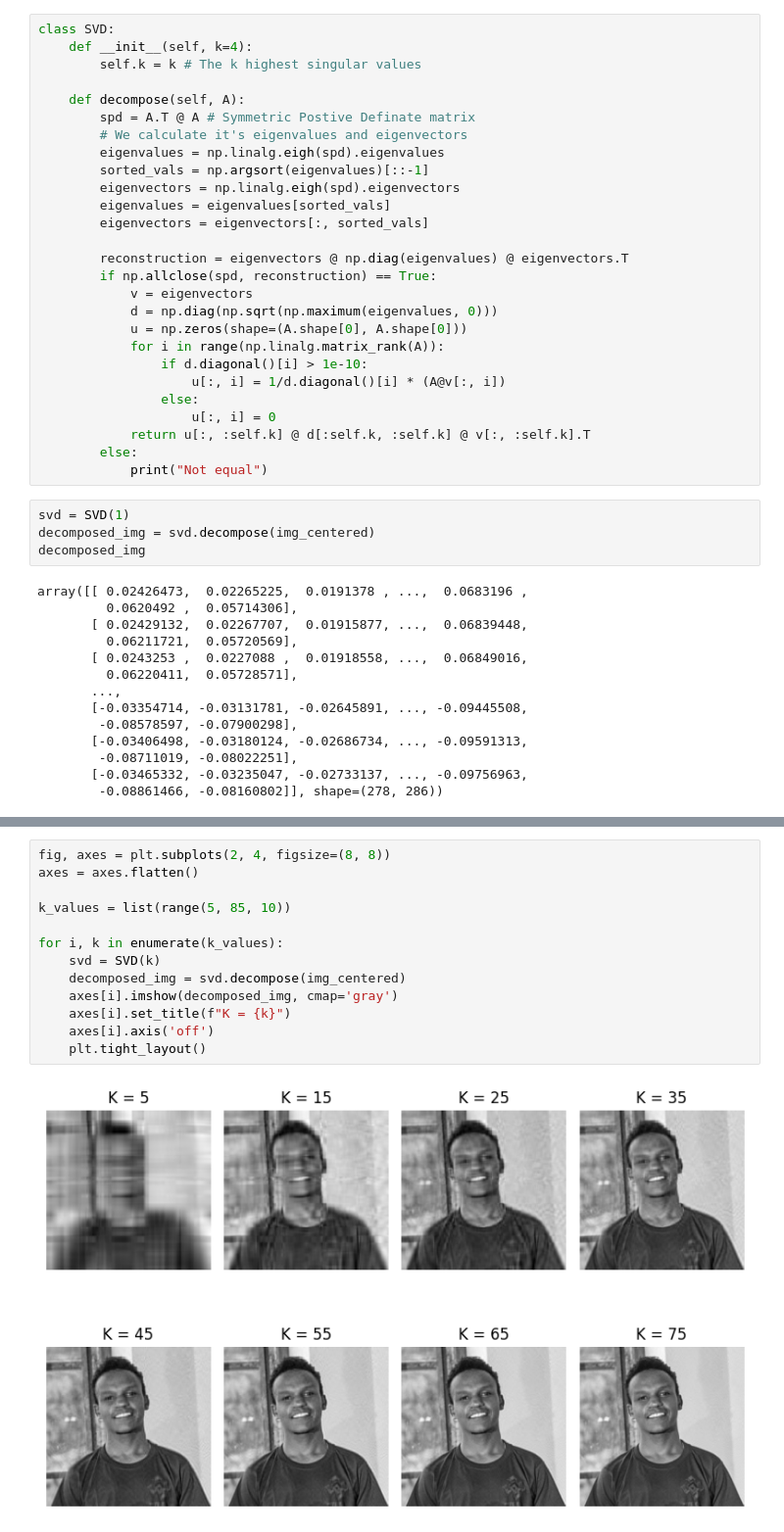
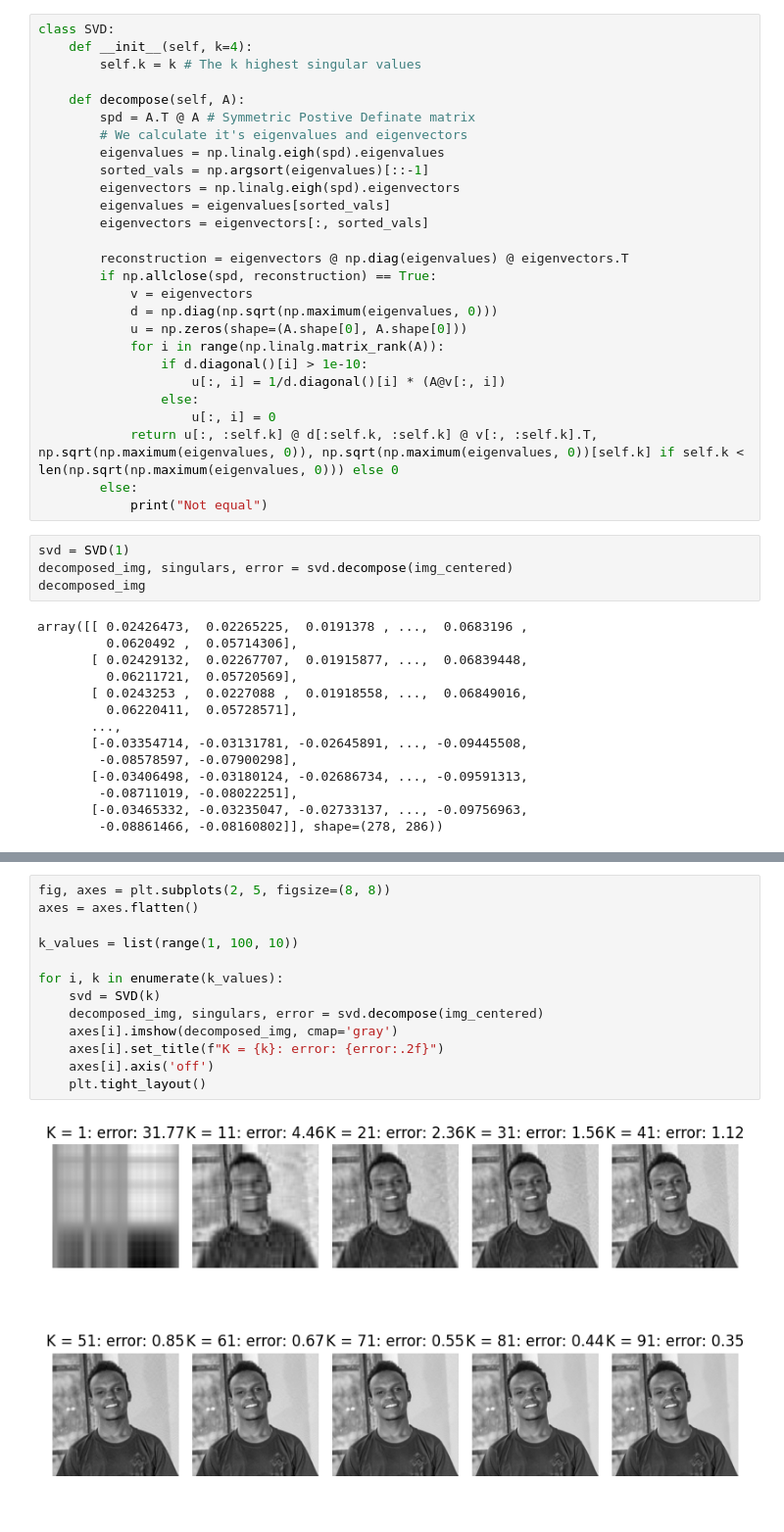
Before and after one commit to Rickmwasofficial/SVD-Image-Compression-, a Jupyter notebook: svd.ipynb, the cells around one changed output, grey strips where cells are left out. Shown: that part at 98% size. Drawn from its saved outputs; the diff is of its cells as text.

```diff
--- a/svd.ipynb
+++ b/svd.ipynb
@@ -69,12 +69,12 @@ class SVD:
                     u[:, i] = 1/d.diagonal()[i] * (A@v[:, i])
                 else:
                     u[:, i] = 0
-            return u[:, :self.k] @ d[:self.k, :self.k] @ v[:, :self.k].T
+            return u[:, :self.k] @ d[:self.k, :self.k] @ v[:, :self.k].T, np.sqrt(np.maximum(eigenvalues, 0)), np.sqrt(np.maximum(eigenvalues, 0))[self.k] if self.k < len(np.sqrt(np.maximum(eigenvalues, 0))) else 0
         else:
             print("Not equal")
 # %%
 svd = SVD(1)
-decomposed_img = svd.decompose(img_centered)
+decomposed_img, singulars, error = svd.decompose(img_centered)
 decomposed_img
 # %% [output]
 array([[ 0.02426473,  0.02265225,  0.0191378 , ...,  0.0683196 ,
@@ -93,15 +109,15 @@ array([[ 0.02426473,  0.02265225,  0.0191378 , ...,  0.0683196 ,
 # %%
-fig, axes = plt.subplots(2, 4, figsize=(8, 8))
+fig, axes = plt.subplots(2, 5, figsize=(8, 8))
 axes = axes.flatten()
 
-k_values = list(range(5, 85, 10))
+k_values = list(range(1, 100, 10))
 
 for i, k in enumerate(k_values):
     svd = SVD(k)
-    decomposed_img = svd.decompose(img_centered)
+    decomposed_img, singulars, error = svd.decompose(img_centered)
     axes[i].imshow(decomposed_img, cmap='gray')
-    axes[i].set_title(f"K = {k}")
+    axes[i].set_title(f"K = {k}: error: {error:.2f}")
     axes[i].axis('off')
     plt.tight_layout()
 # %% [output]
-[figure, old version]
+[figure, new version]
```
Also changed, not shown: parts of 5 cells of this notebook.
